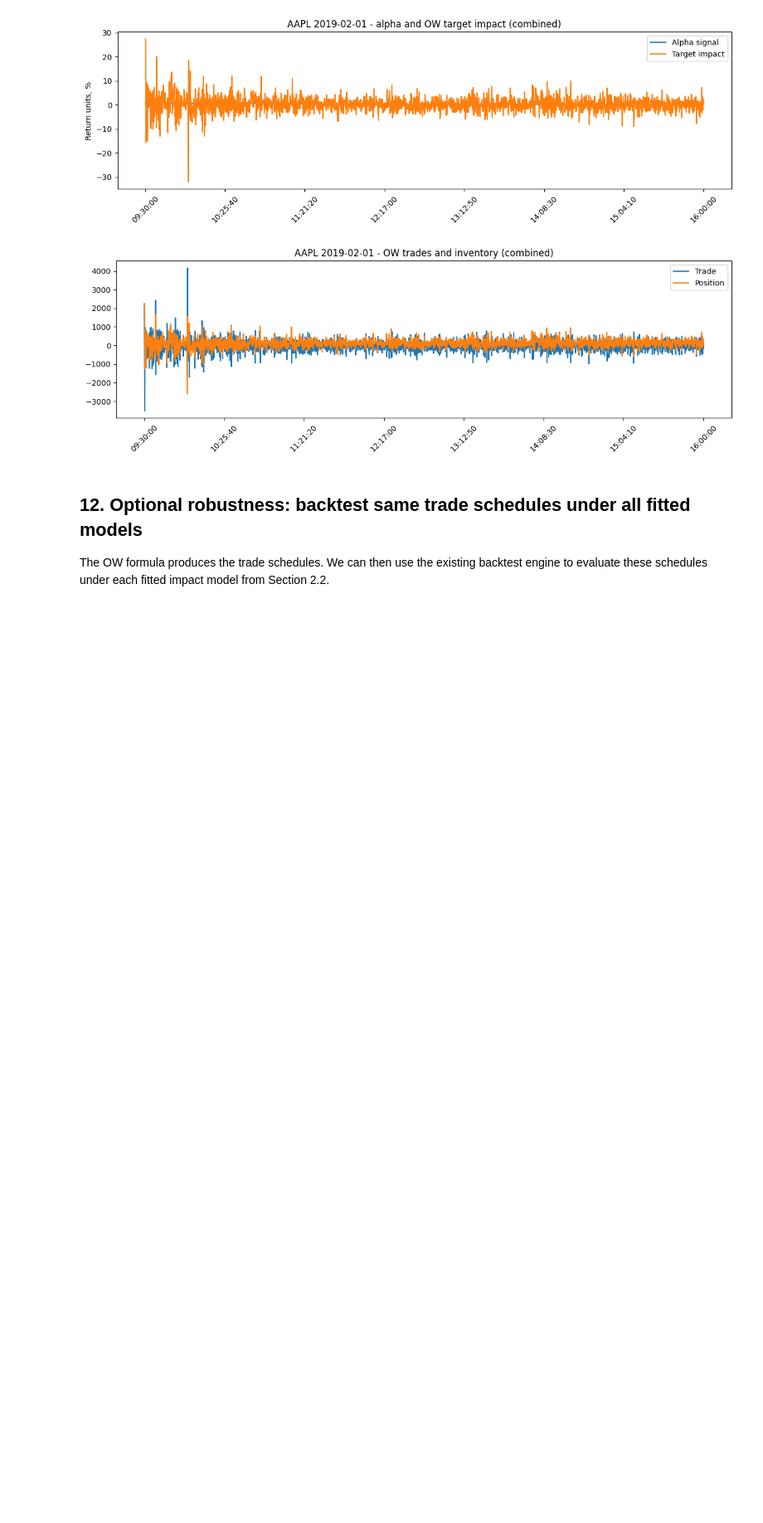
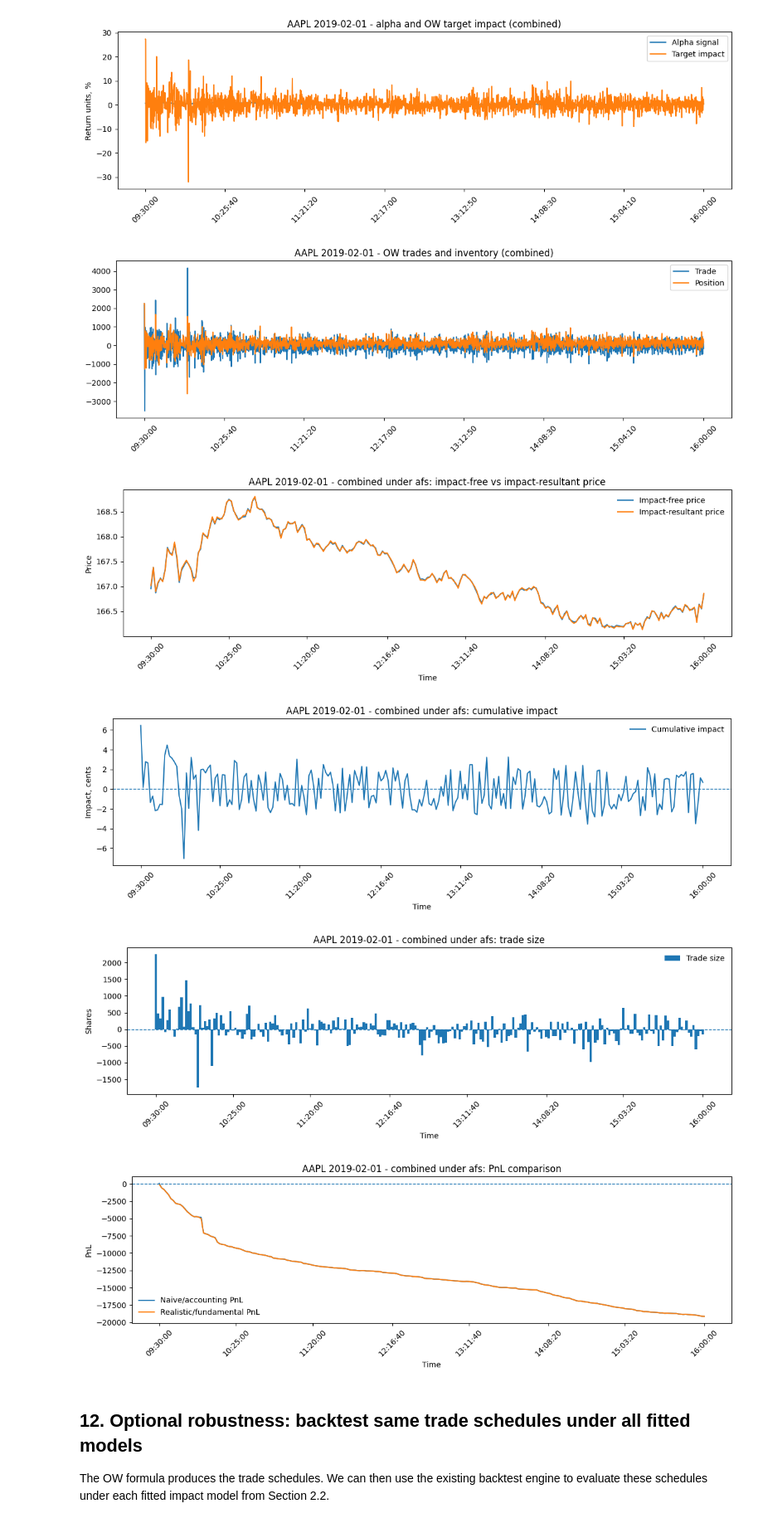
Before and after one commit to raphdlfrg/Quant_Trading_Price_Impact, a Jupyter notebook: 2_5_Optimal_Trading_Strategy.ipynb, the cells around one changed output. Shown at 83% size. Cells and saved outputs as stored; diff of their text form; code cells hidden in the pictures; blank space fills up the shorter version.

Commit message:
added plots to 2.5 for pnl and impact visualization

```diff
--- a/2_5_Optimal_Trading_Strategy.ipynb
+++ b/2_5_Optimal_Trading_Strategy.ipynb
@@ -428,3 +760,30 @@ plt.show()
+# %%
+path_df, summary = simulate_one_stock_day_with_naive_and_realistic_pnl(
+    stock="AAPL",
+    date="2019-02-01",
+    strategy_name="combined",
+    model_type="afs",
+    strategy_trade_dfs=strategy_trade_dfs,
+    test_px_df=test_px_df,
+    test_traded_volume_df=test_traded_volume_df,
+    scaling_df=scaling_df,
+    fit_dfs=fit_dfs,
+    dt_seconds=10,
+)
+
+plot_lecture_style_strategy_diagnostics(
+    path_df=path_df,
+    stock="AAPL",
+    date="2019-02-01",
+    strategy_name="combined",
+    model_type="afs",
+    sample_every=10,
+)
+# %% [output]
+[figure, added]
+[figure, added]
+[figure, added]
+[figure, added]
 # %% [markdown]
 ## 12. Optional robustness: backtest same trade schedules under all fitted models
 
```
Also changed, not shown: parts of 3 cells of this notebook.
